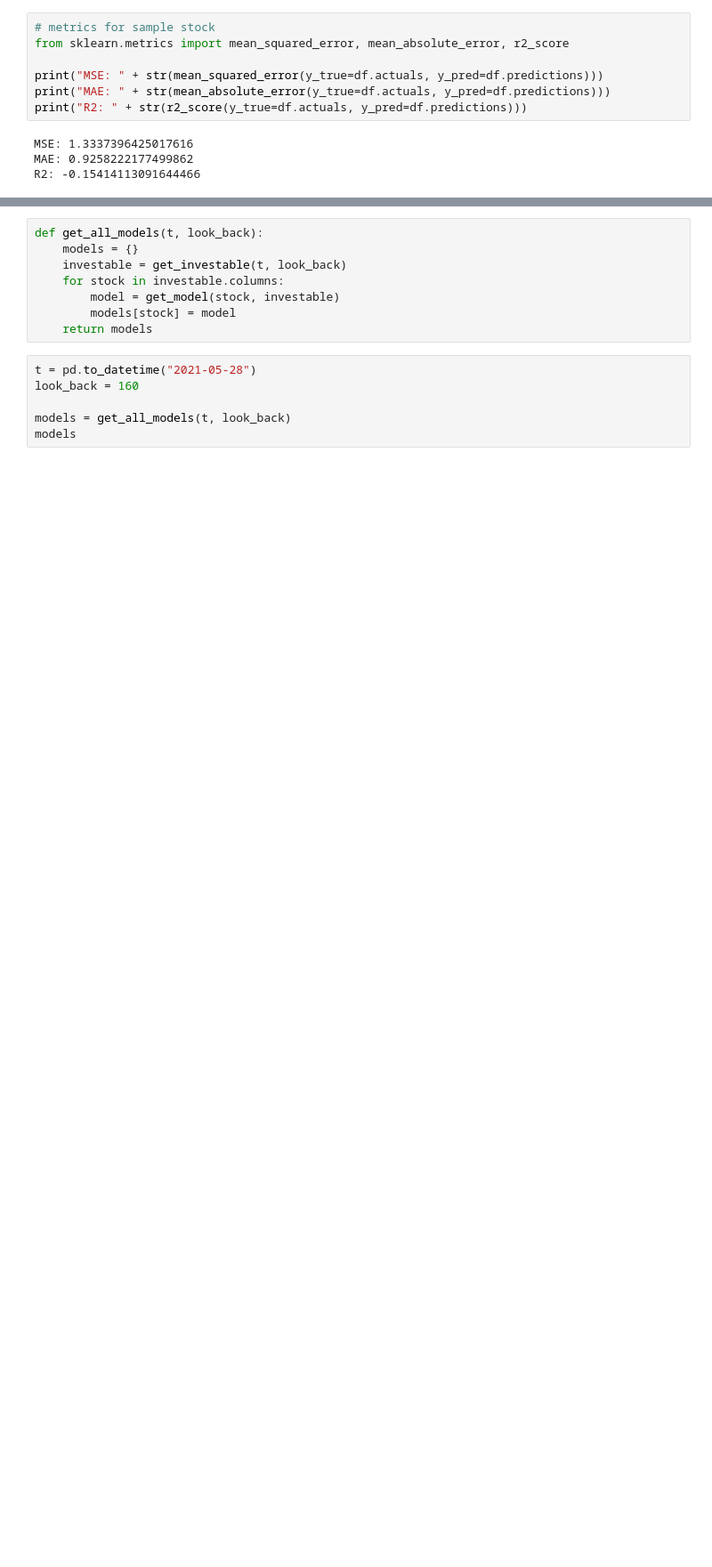
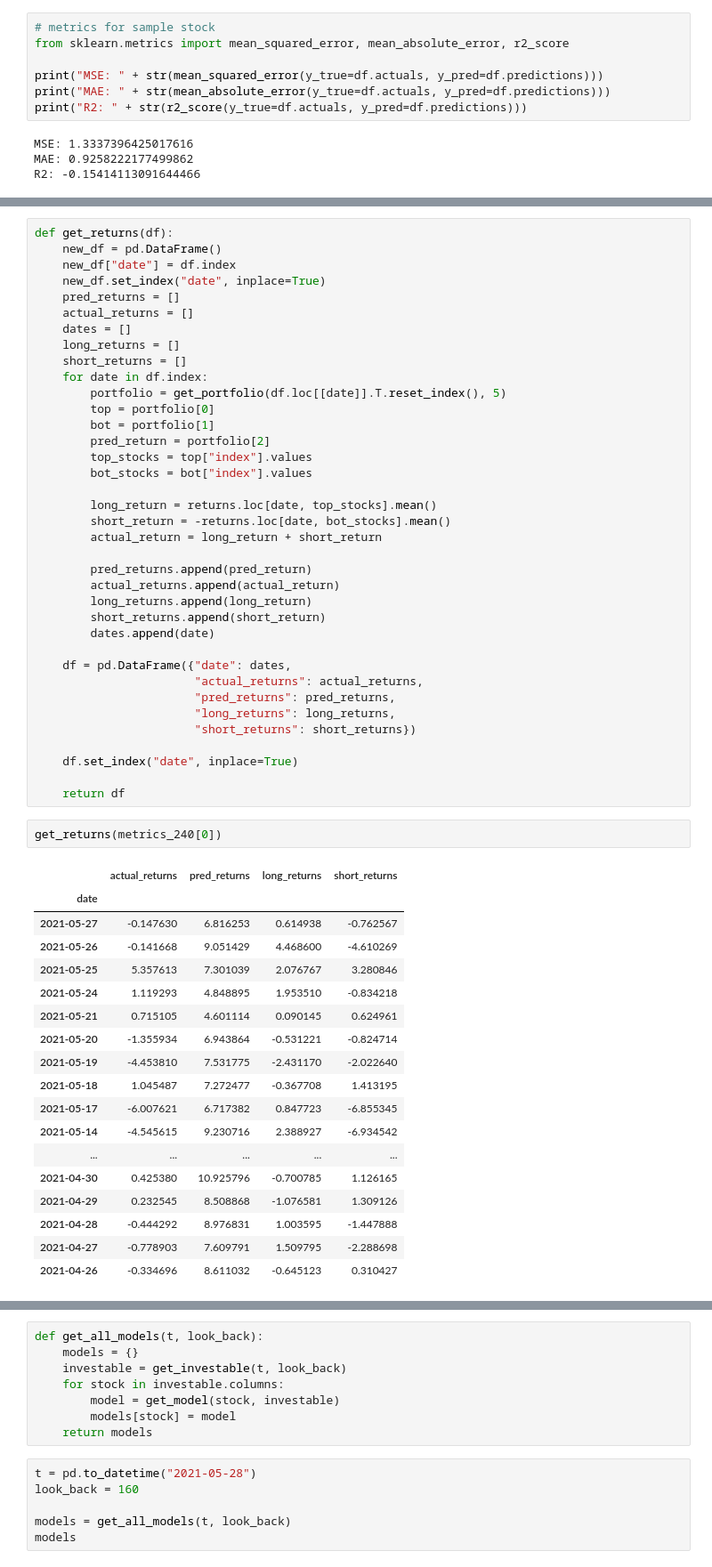
Before and after one commit to jeremylee73/differential-capital, a Jupyter notebook: rnn-model/simple-rnn-pipeline-2.ipynb, the cells around one changed output, grey strips where cells are left out. Shown at 89% size. Cells and saved outputs as stored; diff of their text form; blank space fills up the shorter version.

```diff
--- a/rnn-model/simple-rnn-pipeline-2.ipynb
+++ b/rnn-model/simple-rnn-pipeline-2.ipynb
@@ -321,0 +372,58 @@ R2: -0.15414113091644466
+# %%
+def get_returns(df):
+    new_df = pd.DataFrame()
+    new_df["date"] = df.index
+    new_df.set_index("date", inplace=True)
+    pred_returns = []
+    actual_returns = []
+    dates = []
+    long_returns = []
+    short_returns = []
+    for date in df.index:
+        portfolio = get_portfolio(df.loc[[date]].T.reset_index(), 5)
+        top = portfolio[0]
+        bot = portfolio[1]
+        pred_return = portfolio[2]
+        top_stocks = top["index"].values
+        bot_stocks = bot["index"].values
+
+        long_return = returns.loc[date, top_stocks].mean()
+        short_return = -returns.loc[date, bot_stocks].mean()
+        actual_return = long_return + short_return
+
+        pred_returns.append(pred_return)
+        actual_returns.append(actual_return)
+        long_returns.append(long_return)
+        short_returns.append(short_return)
+        dates.append(date)
+
+    df = pd.DataFrame({"date": dates,
+                       "actual_returns": actual_returns,
+                       "pred_returns": pred_returns,
+                       "long_returns": long_returns,
+                       "short_returns": short_returns})
+
+    df.set_index("date", inplace=True)
+
+    return df
+# %%
+get_returns(metrics_240[0])
+# %% [output]
+|  | actual_returns | pred_returns | long_returns | short_returns |
+| date |  |  |  |  |
+| 2021-05-27 | -0.147630 | 6.816253 | 0.614938 | -0.762567 |
+| 2021-05-26 | -0.141668 | 9.051429 | 4.468600 | -4.610269 |
+| 2021-05-25 | 5.357613 | 7.301039 | 2.076767 | 3.280846 |
+| 2021-05-24 | 1.119293 | 4.848895 | 1.953510 | -0.834218 |
+| 2021-05-21 | 0.715105 | 4.601114 | 0.090145 | 0.624961 |
+| 2021-05-20 | -1.355934 | 6.943864 | -0.531221 | -0.824714 |
+| 2021-05-19 | -4.453810 | 7.531775 | -2.431170 | -2.022640 |
+| 2021-05-18 | 1.045487 | 7.272477 | -0.367708 | 1.413195 |
+| 2021-05-17 | -6.007621 | 6.717382 | 0.847723 | -6.855345 |
+| 2021-05-14 | -4.545615 | 9.230716 | 2.388927 | -6.934542 |
+| ... | ... | ... | ... | ... |
+| 2021-04-30 | 0.425380 | 10.925796 | -0.700785 | 1.126165 |
+| 2021-04-29 | 0.232545 | 8.508868 | -1.076581 | 1.309126 |
+| 2021-04-28 | -0.444292 | 8.976831 | 1.003595 | -1.447888 |
+| 2021-04-27 | -0.778903 | 7.609791 | 1.509795 | -2.288698 |
+| 2021-04-26 | -0.334696 | 8.611032 | -0.645123 | 0.310427 |
```
Also changed, not shown: parts of 6 cells of this notebook.
